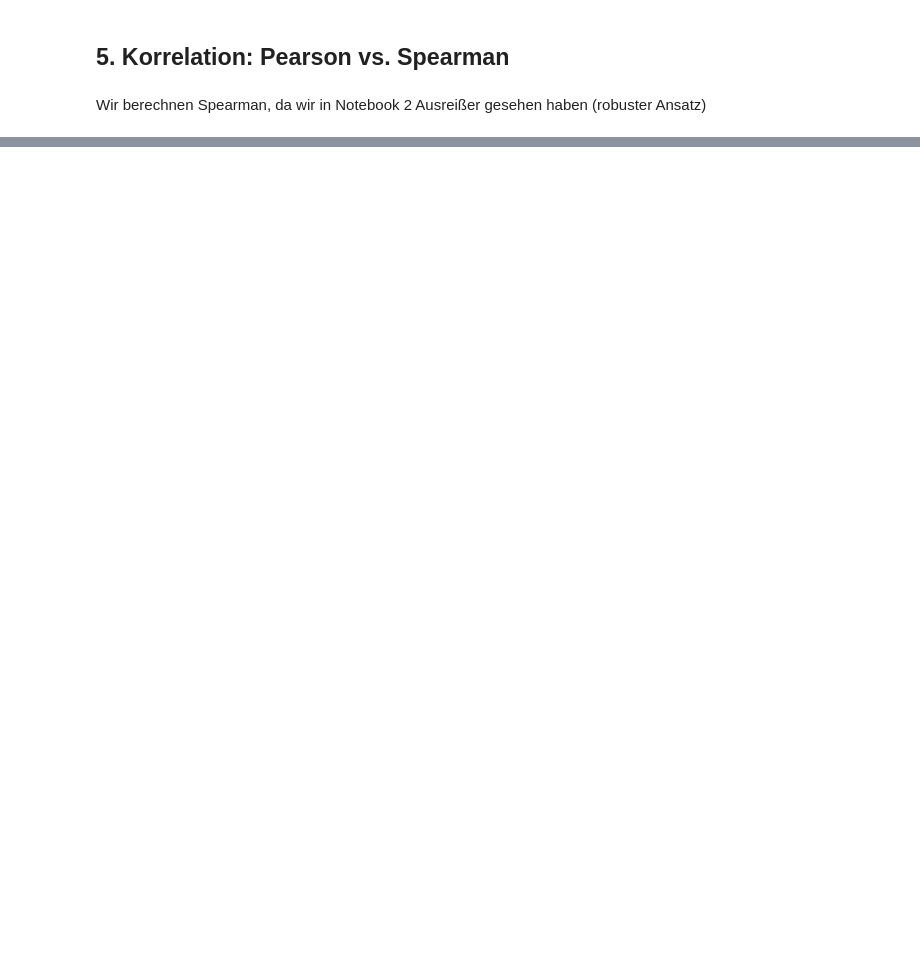
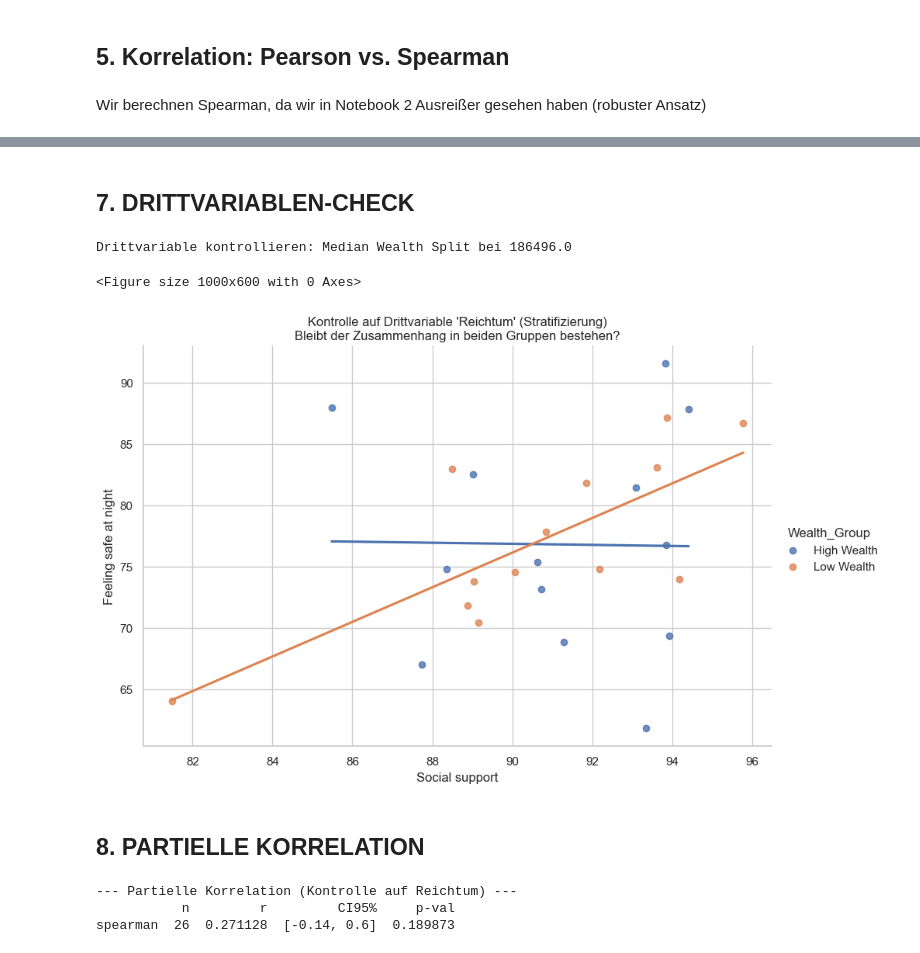
Before and after one commit to flurinasophie/Statistik_Projekt_OECDWellBeing, a Jupyter notebook: notebooks/03_Correlation_and_Relationships.ipynb, the cells around one changed output, grey strips where cells are left out. Drawn from its saved outputs; the diff is of its cells as text; code cells hidden in the pictures; blank space fills up the shorter version.

```diff
--- a/notebooks/03_Correlation_and_Relationships.ipynb
+++ b/notebooks/03_Correlation_and_Relationships.ipynb
@@ -181,0 +178,39 @@ Ergebnis: Statistisch signifikant! (Wir verwerfen H0)
+# %% [markdown]
+## 7. DRITTVARIABLEN-CHECK
+# %%
+wealth_median = df_corr["Median net wealth"].median()
+df_corr["Wealth_Group"] = np.where(df_corr["Median net wealth"] > wealth_median, "High Wealth", "Low Wealth")
+
+print(f"\nDrittvariable kontrollieren: Median Wealth Split bei {wealth_median}")
+
+plt.figure(figsize=(10, 6))
+sns.lmplot(data=df_corr, x="Social support", y=target_var, hue="Wealth_Group",
+           height=6, aspect=1.5, ci=None)
+
+plt.title("Kontrolle auf Drittvariable 'Reichtum' (Stratifizierung)\nBleibt der Zusammenhang in beiden Gruppen bestehen?")
+plt.show()
+# %% [output]
+Drittvariable kontrollieren: Median Wealth Split bei 186496.0
+<Figure size 1000x600 with 0 Axes>
+[figure, added]
+# %% [markdown]
+## 8. PARTIELLE KORRELATION
+# %%
+try:
+    pcorr_df = df_corr.pcorr()
+
+    stats_pcorr = pg.partial_corr(data=df_corr, x='Social support', y=target_var,
+                                 covar='Median net wealth', method='spearman')
+
+    print("\n--- Partielle Korrelation (Kontrolle auf Reichtum) ---")
+    print(stats_pcorr)
+
+except ImportError:
+    print("Pingouin nicht installiert. Führe '!pip install pingouin' aus für detaillierte Partial-Corr.")
+    corrs = df_corr.groupby("Wealth_Group")[["Social support", target_var]].corr(method="spearman").iloc[0::2, -1]
+    print("\n--- Korrelation in den Subgruppen (Stratifizierung) ---")
+    print(corrs)
+# %% [output]
+--- Partielle Korrelation (Kontrolle auf Reichtum) ---
+           n         r         CI95%     p-val
+spearman  26  0.271128  [-0.14, 0.6]  0.189873
```
Also changed, not shown: parts of 13 cells of this notebook, 1 other file.
